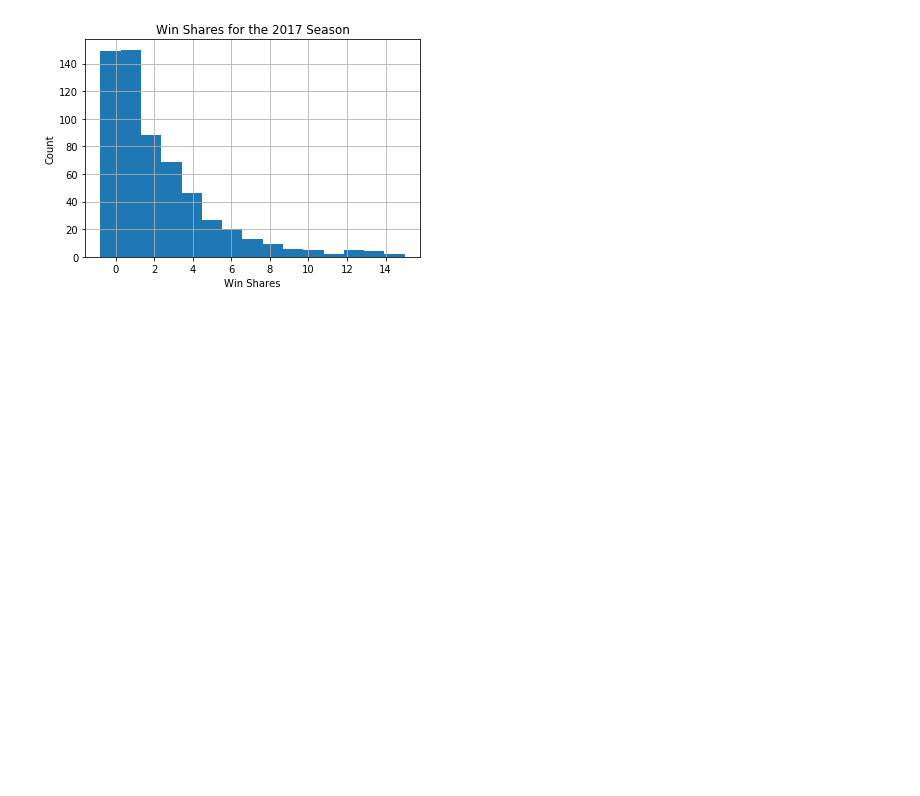
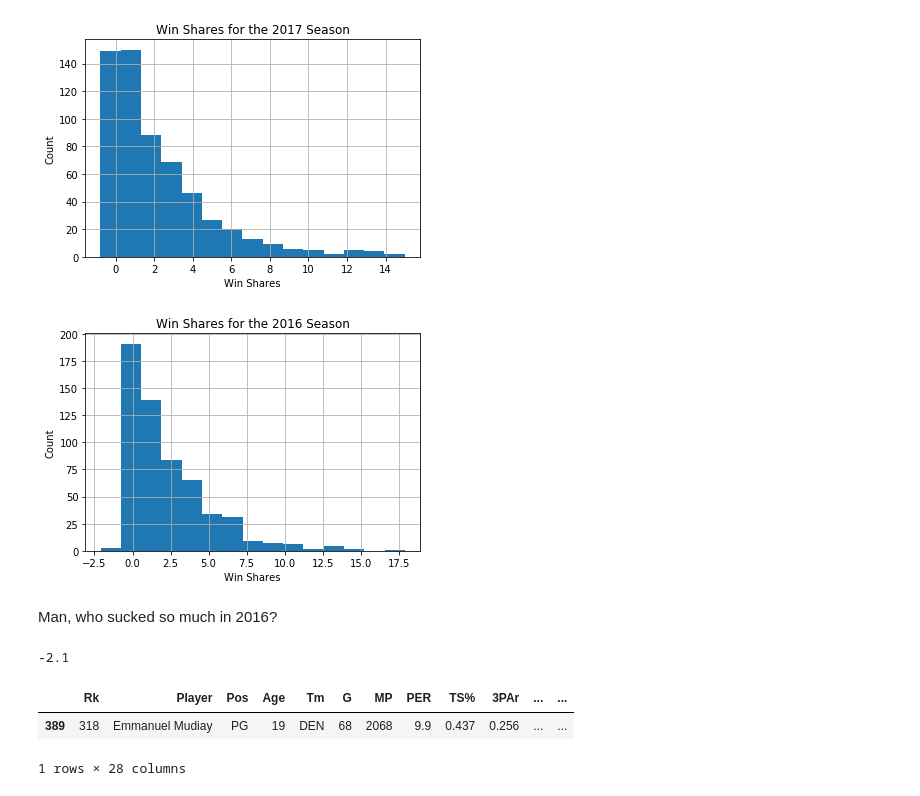
Before and after one commit to KirkAVoss/kv-capstone, a Jupyter notebook: NBAwinshare/notebooks/EDA_and_read_in_functionality.ipynb, the cells around one changed output. Saved outputs shown, nothing was run; the diff lists cells and outputs as text; code cells hidden in the pictures; blank space fills up the shorter version.

```diff
--- a/NBAwinshare/notebooks/EDA_and_read_in_functionality.ipynb
+++ b/NBAwinshare/notebooks/EDA_and_read_in_functionality.ipynb
@@ -427,7 +448,7 @@ plt.xlabel('Win Shares')
 Text(0.5, 0, 'Win Shares')
 [figure]
 # %%
-def plot_histogram(df, colname, season, bins=10, xlabel = None):
+def plot_histogram(df, colname, season, bins=10, xlabel = None, alpha = .25):
     '''
     Plots a histogram of the dataframe, based on the column name and the season
     df: input dataframe (pandas dataframe)
@@ -444,3 +465,19 @@ def plot_histogram(df, colname, season, bins=10, xlabel = None):
 plot_histogram(advanced, 'WS', 2017, bins=15, xlabel = "Win Shares")
 # %% [output]
 [figure]
+# %%
+plot_histogram(advanced, 'WS', 2016, bins=15, xlabel = "Win Shares")
+# %% [output]
+[figure, added]
+# %% [markdown]
+Man, who sucked so much in 2016?
+# %%
+advanced[advanced['Season']==2016]['WS'].min()
+# %% [output]
+-2.1
+# %%
+advanced[(advanced['Season']==2016) & (advanced['WS']== -2.1)]
+# %% [output]
+|  | Rk | Player | Pos | Age | Tm | G | MP | PER | TS% | 3PAr | ... | ... |
+| 389 | 318 | Emmanuel Mudiay | PG | 19 | DEN | 68 | 2068 | 9.9 | 0.437 | 0.256 | ... | ... |
+1 rows × 28 columns
```
Also changed, not shown: parts of 28 cells of this notebook, 1 other file.
